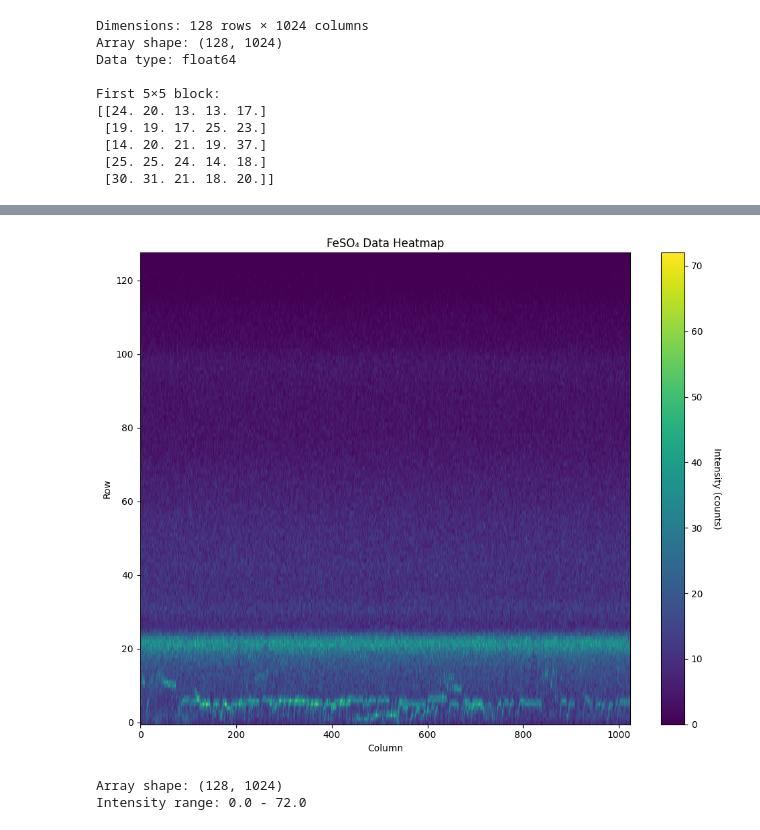
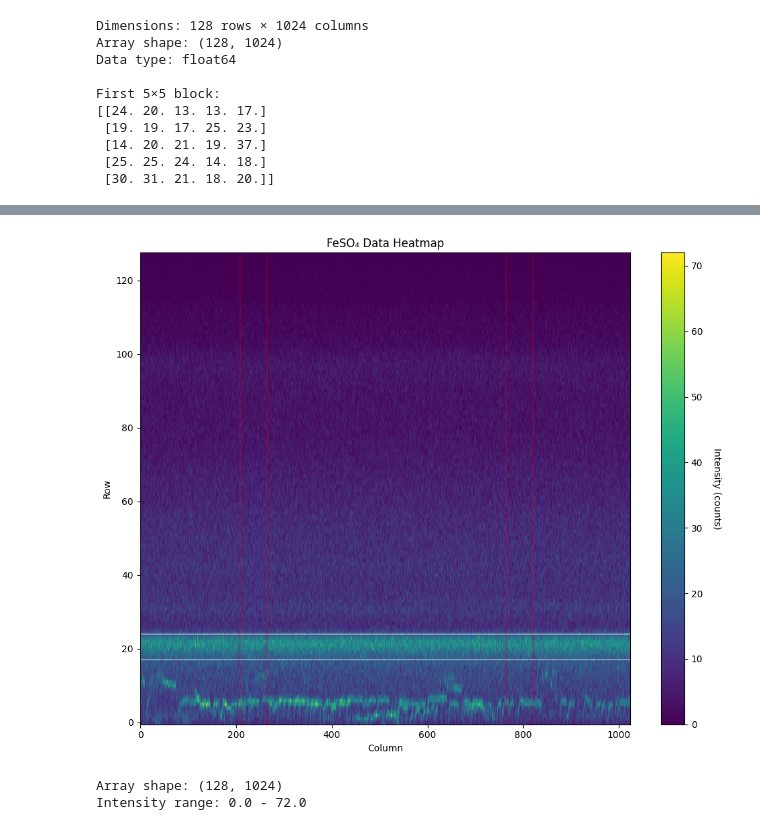
Before and after one commit to thexwon/P4, a Jupyter notebook: Mößbauer Effect/moessbauer.ipynb, the cells around one changed output, grey strips where cells are left out. Saved outputs shown, nothing was run; the diff lists cells and outputs as text; code cells hidden in the pictures.

```diff
--- a/Mößbauer Effect/moessbauer.ipynb
+++ b/Mößbauer Effect/moessbauer.ipynb
@@ -114,37 +183,38 @@ with open('data/FeSO4.txt', 'r') as f:
     lines = f.readlines()
 
 # Determine dimensions from file structure
 n_rows = len(lines)
 n_cols = len(lines[0].strip().split())
 
 # Read as 2D numpy array
 data_2d = np.loadtxt('data/FeSO4.txt').reshape(n_rows, n_cols)
 
 # Create heatmap
 fig, ax = plt.subplots(figsize=(10, 8))
 im = ax.imshow(data_2d, cmap='viridis', aspect='auto', origin='lower')
 
 # Add colorbar
 cbar = plt.colorbar(im, ax=ax)
 cbar.set_label('Intensity (counts)', rotation=270, labelpad=20)
 
 # Labels
 ax.set_xlabel('Column')
 ax.set_ylabel('Row')
 ax.set_title('FeSO₄ Data Heatmap')
 
 plt.tight_layout()
-'''
+plt.axvline(208, color = 'red', linewidth = 0.3)
 plt.axvline(265, color = 'red', linewidth = 0.3)
-plt.axvline(245, color = 'red', linewidth = 0.3)
 plt.axvline(765, color = 'red', linewidth = 0.3)
-plt.axvline(785, color = 'red', linewidth = 0.3)
-'''
+plt.axvline(820, color = 'red', linewidth = 0.3)
+plt.axhline(17,color= "white",alpha=0.4)
+plt.axhline(24,color= "white",alpha=0.4)
+
 plt.show()
 
 print(f"Array shape: {data_2d.shape}")
 print(f"Intensity range: {data_2d.min()} - {data_2d.max()}")
 # %% [output]
-[figure, old version]
+[figure, new version]
 Array shape: (128, 1024)
 Intensity range: 0.0 - 72.0
```
Also changed, not shown: parts of 9 cells of this notebook, 1 other file.
